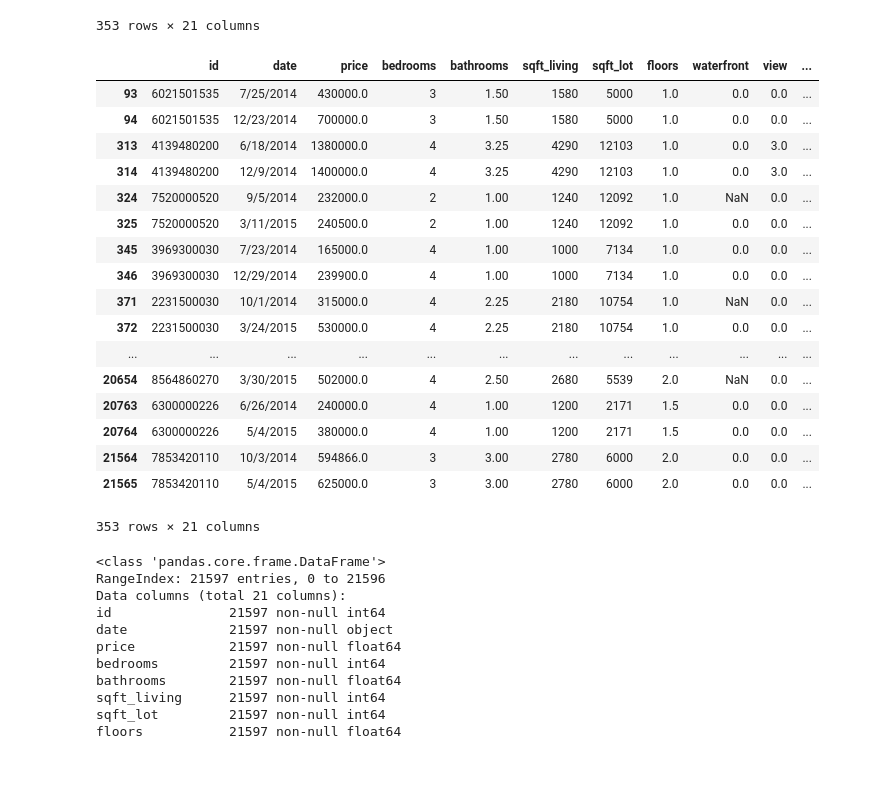
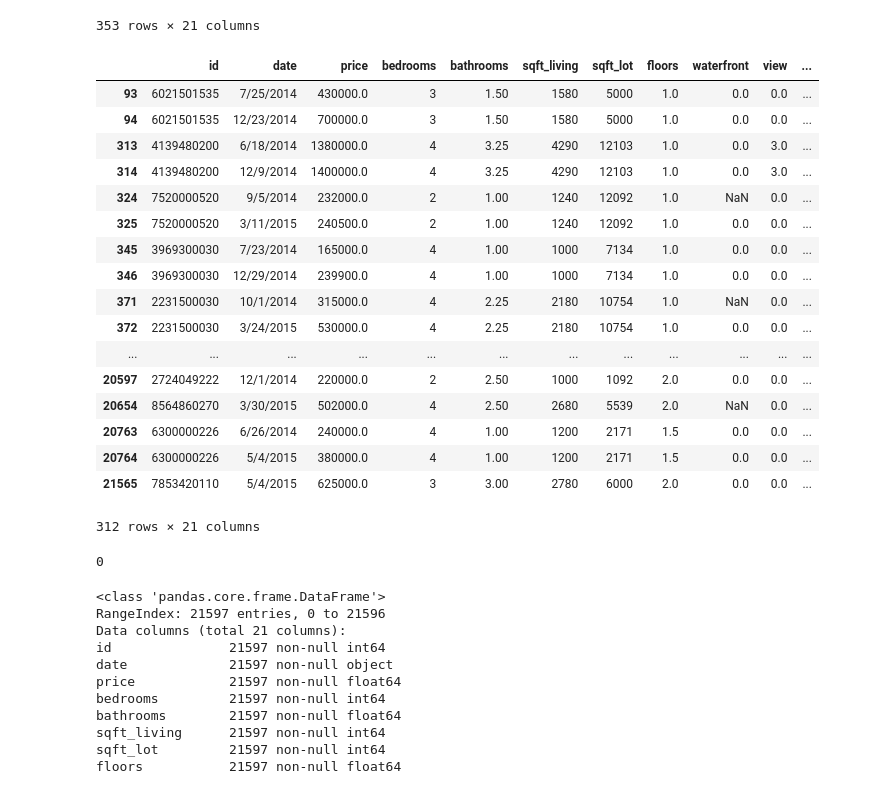
Before and after one commit to Ioana-P/King-s_County_real_estate_regression, a Jupyter notebook: Data Cleaning.ipynb, the cells around one changed output. Drawn from its saved outputs; the diff is of its cells as text; code cells hidden in the pictures.

```diff
--- a/Data Cleaning.ipynb
+++ b/Data Cleaning.ipynb
@@ -39,23 +41,23 @@ df.loc[df['id'].duplicated(keep = False)] # shows all duplicates - and original
 | 21565 | 7853420110 | 5/4/2015 | 625000.0 | 3 | 3.00 | 2780 | 6000 | 2.0 | 0.0 | 0.0 | ... |
 353 rows × 21 columns
 # %%
-df.loc[df['id'].duplicated(keep = False) & df['date'].duplicated(keep = False)]
+df.loc[((df['id'].duplicated(keep = False)) & (df['price'].duplicated(keep = False)))]
 # %% [output]
 |  | id | date | price | bedrooms | bathrooms | sqft_living | sqft_lot | floors | waterfront | view | ... |
 | 93 | 6021501535 | 7/25/2014 | 430000.0 | 3 | 1.50 | 1580 | 5000 | 1.0 | 0.0 | 0.0 | ... |
 | 94 | 6021501535 | 12/23/2014 | 700000.0 | 3 | 1.50 | 1580 | 5000 | 1.0 | 0.0 | 0.0 | ... |
 | 313 | 4139480200 | 6/18/2014 | 1380000.0 | 4 | 3.25 | 4290 | 12103 | 1.0 | 0.0 | 3.0 | ... |
 | 314 | 4139480200 | 12/9/2014 | 1400000.0 | 4 | 3.25 | 4290 | 12103 | 1.0 | 0.0 | 3.0 | ... |
 | 324 | 7520000520 | 9/5/2014 | 232000.0 | 2 | 1.00 | 1240 | 12092 | 1.0 | NaN | 0.0 | ... |
 | 325 | 7520000520 | 3/11/2015 | 240500.0 | 2 | 1.00 | 1240 | 12092 | 1.0 | 0.0 | 0.0 | ... |
 | 345 | 3969300030 | 7/23/2014 | 165000.0 | 4 | 1.00 | 1000 | 7134 | 1.0 | 0.0 | 0.0 | ... |
 | 346 | 3969300030 | 12/29/2014 | 239900.0 | 4 | 1.00 | 1000 | 7134 | 1.0 | 0.0 | 0.0 | ... |
 | 371 | 2231500030 | 10/1/2014 | 315000.0 | 4 | 2.25 | 2180 | 10754 | 1.0 | NaN | 0.0 | ... |
 | 372 | 2231500030 | 3/24/2015 | 530000.0 | 4 | 2.25 | 2180 | 10754 | 1.0 | 0.0 | 0.0 | ... |
 | ... | ... | ... | ... | ... | ... | ... | ... | ... | ... | ... | ... |
+| 20597 | 2724049222 | 12/1/2014 | 220000.0 | 2 | 2.50 | 1000 | 1092 | 2.0 | 0.0 | 0.0 | ... |
 | 20654 | 8564860270 | 3/30/2015 | 502000.0 | 4 | 2.50 | 2680 | 5539 | 2.0 | NaN | 0.0 | ... |
 | 20763 | 6300000226 | 6/26/2014 | 240000.0 | 4 | 1.00 | 1200 | 2171 | 1.5 | 0.0 | 0.0 | ... |
 | 20764 | 6300000226 | 5/4/2015 | 380000.0 | 4 | 1.00 | 1200 | 2171 | 1.5 | 0.0 | 0.0 | ... |
-| 21564 | 7853420110 | 10/3/2014 | 594866.0 | 3 | 3.00 | 2780 | 6000 | 2.0 | 0.0 | 0.0 | ... |
 | 21565 | 7853420110 | 5/4/2015 | 625000.0 | 3 | 3.00 | 2780 | 6000 | 2.0 | 0.0 | 0.0 | ... |
-353 rows × 21 columns
+312 rows × 21 columns
@@ -62,3 +68,7 @@ df.loc[df['id'].duplicated(keep = False) & df['date'].duplicated(keep = False)]
+# %%
+df.duplicated().sum()
+# %% [output]
+0
 # %%
 df.info()
 # %% [output]
```
Also changed, not shown: parts of 25 cells of this notebook, 1 other file.
